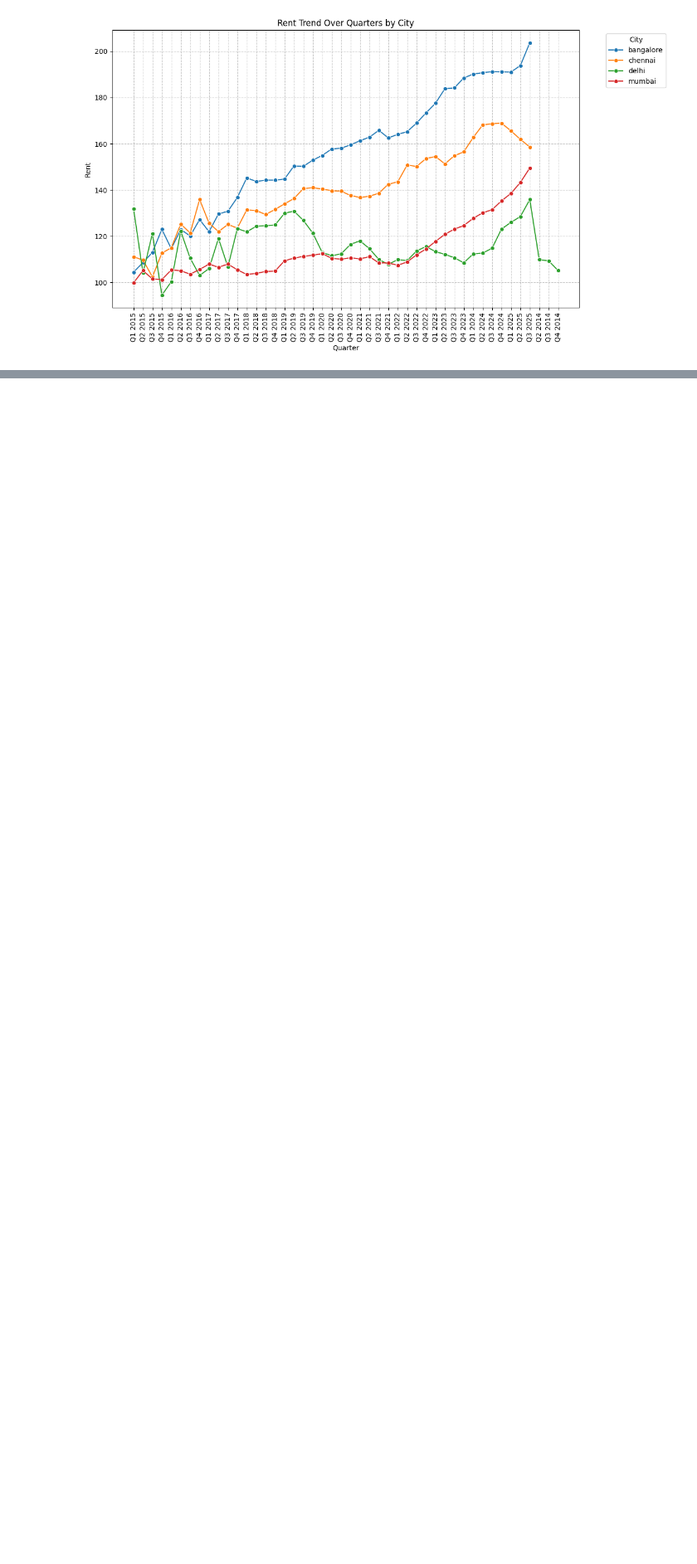
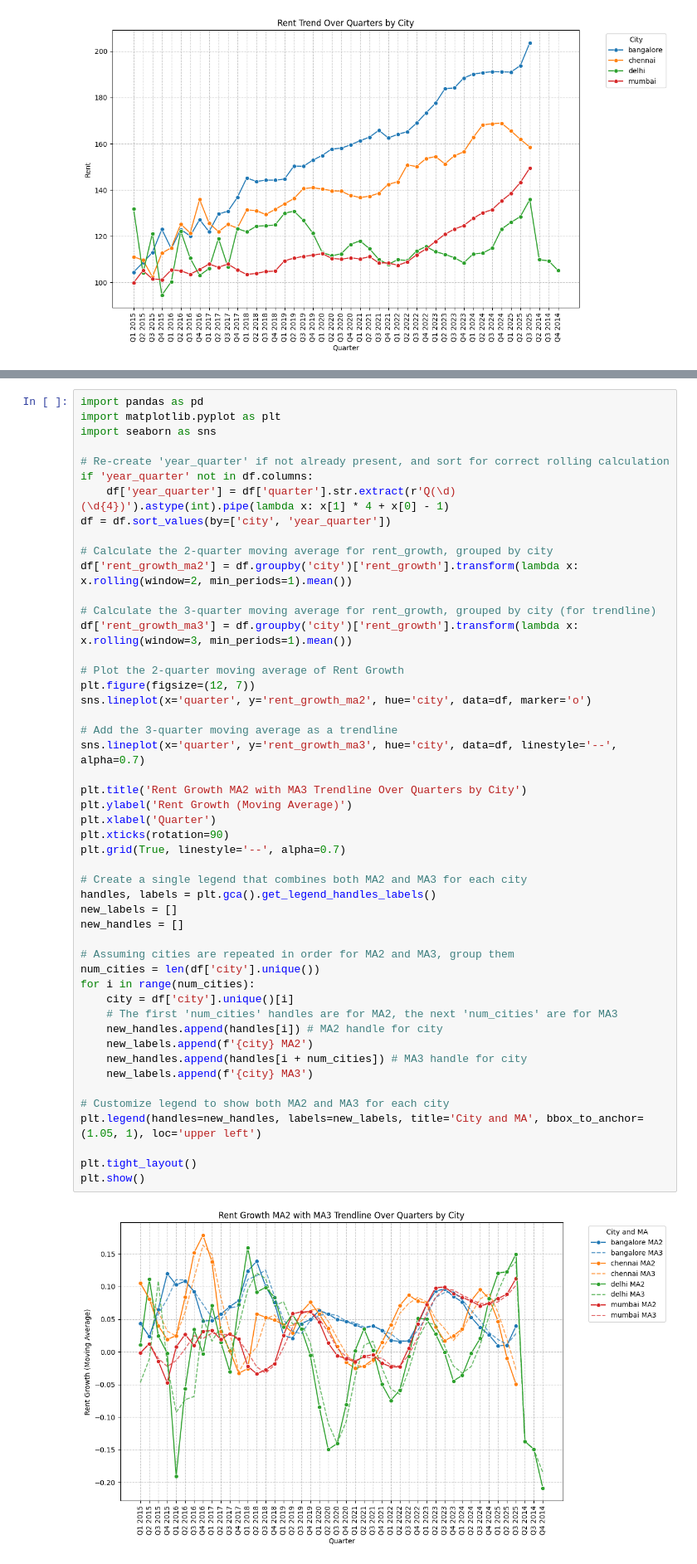
Before and after one commit to smonodeep/DynamicValuationGovernance, a Jupyter notebook: 1_Exploratory_Analysis.ipynb, the cells around one changed output, grey strips where cells are left out. Shown at 83% size. Drawn from its saved outputs; the diff is of its cells as text; blank space fills up the shorter version.

```diff
--- a/1_Exploratory_Analysis.ipynb
+++ b/1_Exploratory_Analysis.ipynb
@@ -112,3 +194,54 @@ plt.show()
+# %%
+import pandas as pd
+import matplotlib.pyplot as plt
+import seaborn as sns
+
+# Re-create 'year_quarter' if not already present, and sort for correct rolling calculation
+if 'year_quarter' not in df.columns:
+    df['year_quarter'] = df['quarter'].str.extract(r'Q(\d) (\d{4})').astype(int).pipe(lambda x: x[1] * 4 + x[0] - 1)
+df = df.sort_values(by=['city', 'year_quarter'])
+
+# Calculate the 2-quarter moving average for rent_growth, grouped by city
+df['rent_growth_ma2'] = df.groupby('city')['rent_growth'].transform(lambda x: x.rolling(window=2, min_periods=1).mean())
+
+# Calculate the 3-quarter moving average for rent_growth, grouped by city (for trendline)
+df['rent_growth_ma3'] = df.groupby('city')['rent_growth'].transform(lambda x: x.rolling(window=3, min_periods=1).mean())
+
+# Plot the 2-quarter moving average of Rent Growth
+plt.figure(figsize=(12, 7))
+sns.lineplot(x='quarter', y='rent_growth_ma2', hue='city', data=df, marker='o')
+
+# Add the 3-quarter moving average as a trendline
+sns.lineplot(x='quarter', y='rent_growth_ma3', hue='city', data=df, linestyle='--', alpha=0.7)
+
+plt.title('Rent Growth MA2 with MA3 Trendline Over Quarters by City')
+plt.ylabel('Rent Growth (Moving Average)')
+plt.xlabel('Quarter')
+plt.xticks(rotation=90)
+plt.grid(True, linestyle='--', alpha=0.7)
+
+# Create a single legend that combines both MA2 and MA3 for each city
+handles, labels = plt.gca().get_legend_handles_labels()
+new_labels = []
+new_handles = []
+
+# Assuming cities are repeated in order for MA2 and MA3, group them
+num_cities = len(df['city'].unique())
+for i in range(num_cities):
+    city = df['city'].unique()[i]
+    # The first 'num_cities' handles are for MA2, the next 'num_cities' are for MA3
+    new_handles.append(handles[i]) # MA2 handle for city
+    new_labels.append(f'{city} MA2')
+    new_handles.append(handles[i + num_cities]) # MA3 handle for city
+    new_labels.append(f'{city} MA3')
+
+# Customize legend to show both MA2 and MA3 for each city
+plt.legend(handles=new_handles, labels=new_labels, title='City and MA', bbox_to_anchor=(1.05, 1), loc='upper left')
+
+plt.tight_layout()
+plt.show()
+# %% [output]
+[figure, added]
 # %%
 # Line plot for HPI trends by Quarter and City
 plt.figure(figsize=(12, 7))
```
Also changed, not shown: parts of 13 cells of this notebook.
